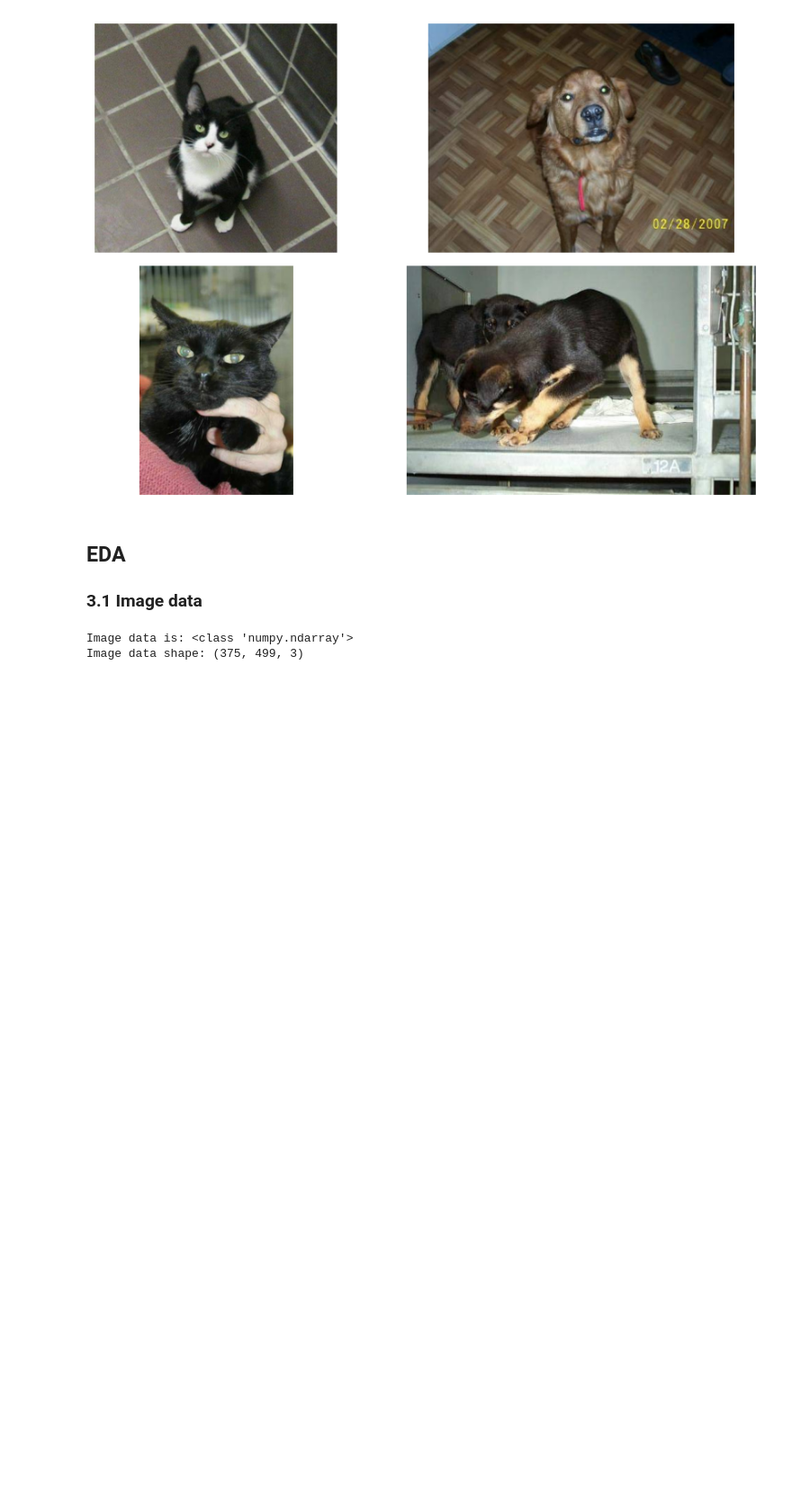
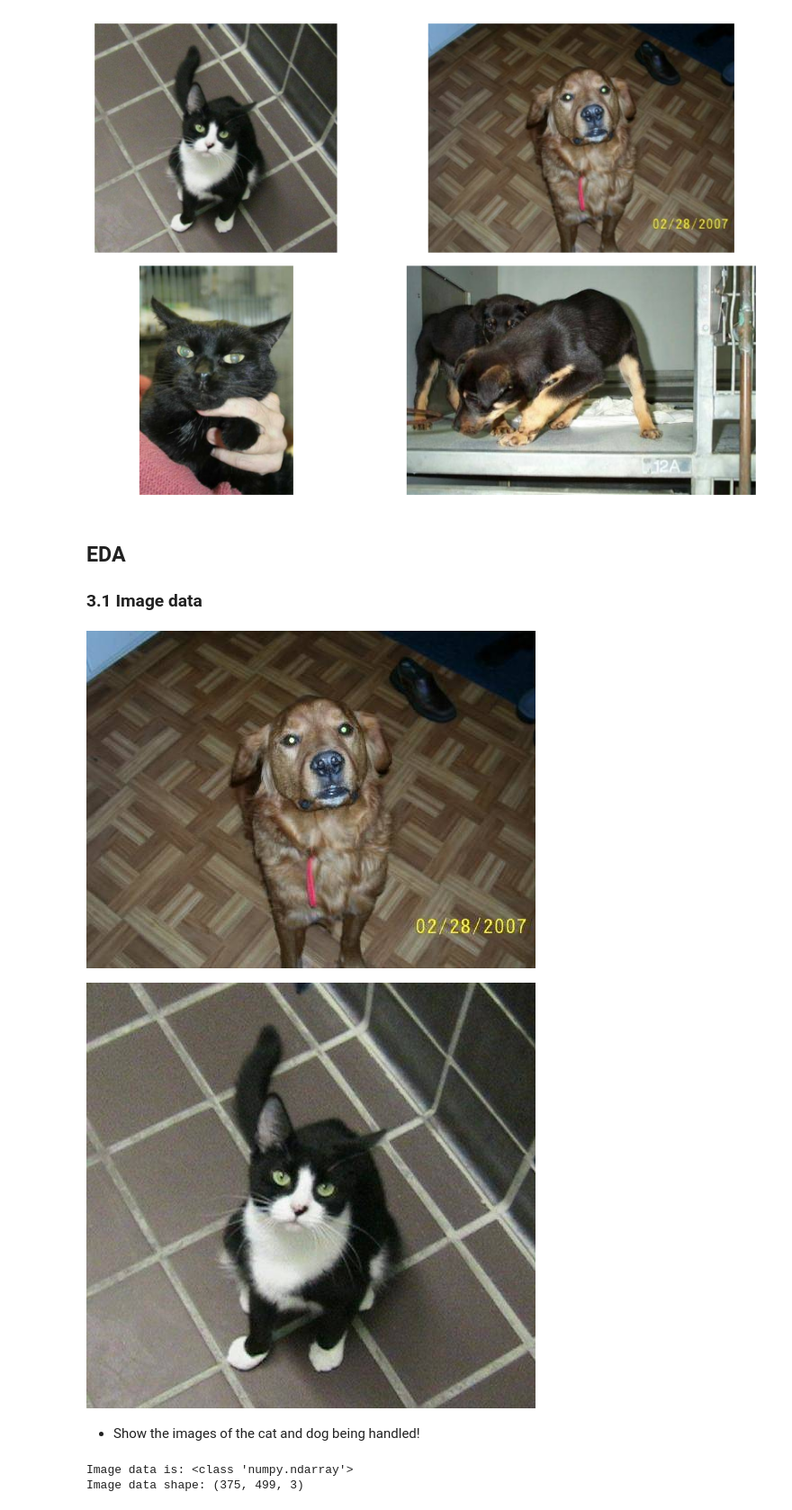
Before and after one commit to 4GeeksAcademy/Madesh-image-classification, a Jupyter notebook: src/Madesh_solution.ipynb, the cells around one changed output. Shown at 90% size. Saved outputs shown, nothing was run; the diff lists cells and outputs as text; code cells hidden in the pictures; blank space fills up the shorter version.

```diff
--- a/src/Madesh_solution.ipynb
+++ b/src/Madesh_solution.ipynb
@@ -39,6 +39,17 @@ fig.tight_layout()
 # %% [markdown]
 ## EDA
 ### 3.1 Image data
+# %%
+from PIL import Image
+dog_img = Image.open(training_dogs[0])
+cat_img = Image.open(training_cats[0])
+dog_img.show()
+cat_img.show()
+# %% [output]
+[figure, added]
+[figure, added]
+# %% [markdown]
+- Show the images of the cat and dog being handled!
 # %%
 dog=image.load_img(training_dogs[0])
 
```
Also changed, not shown: parts of 6 cells of this notebook.
